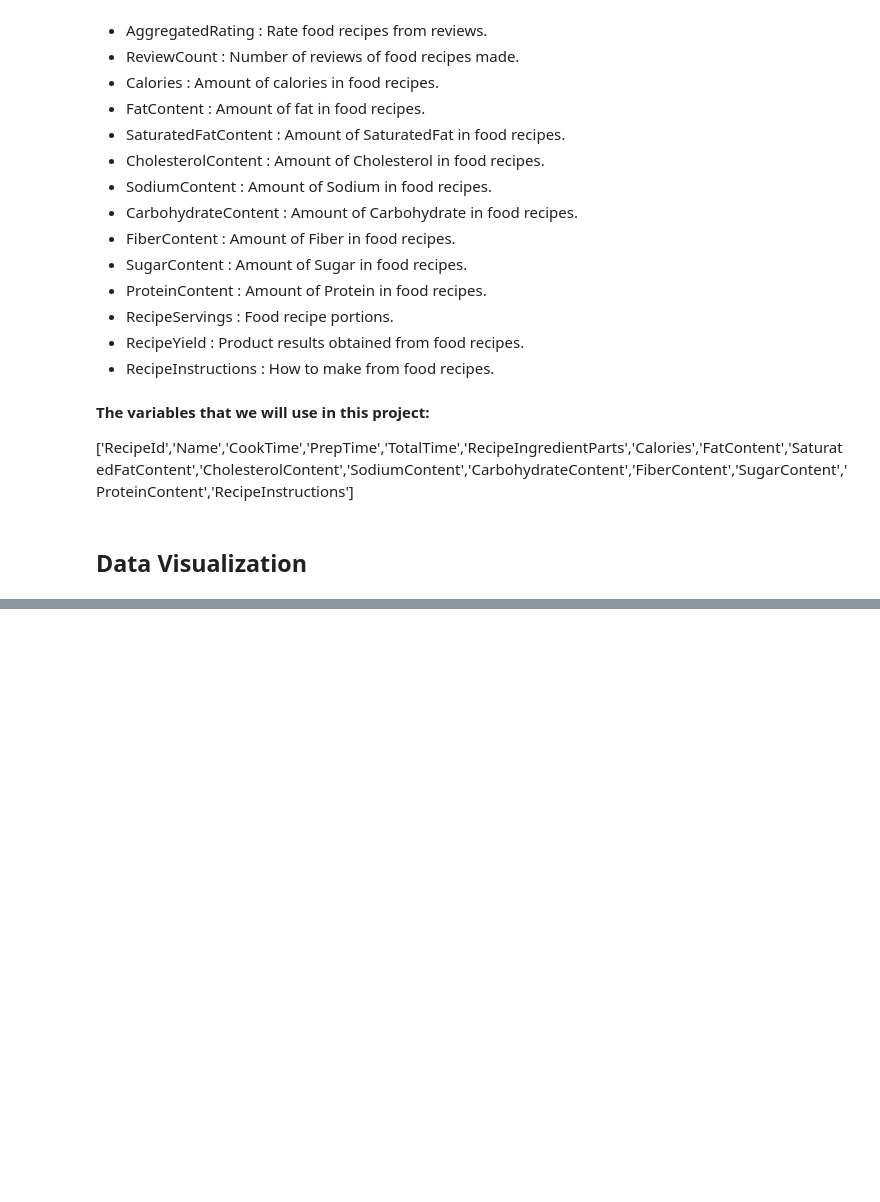
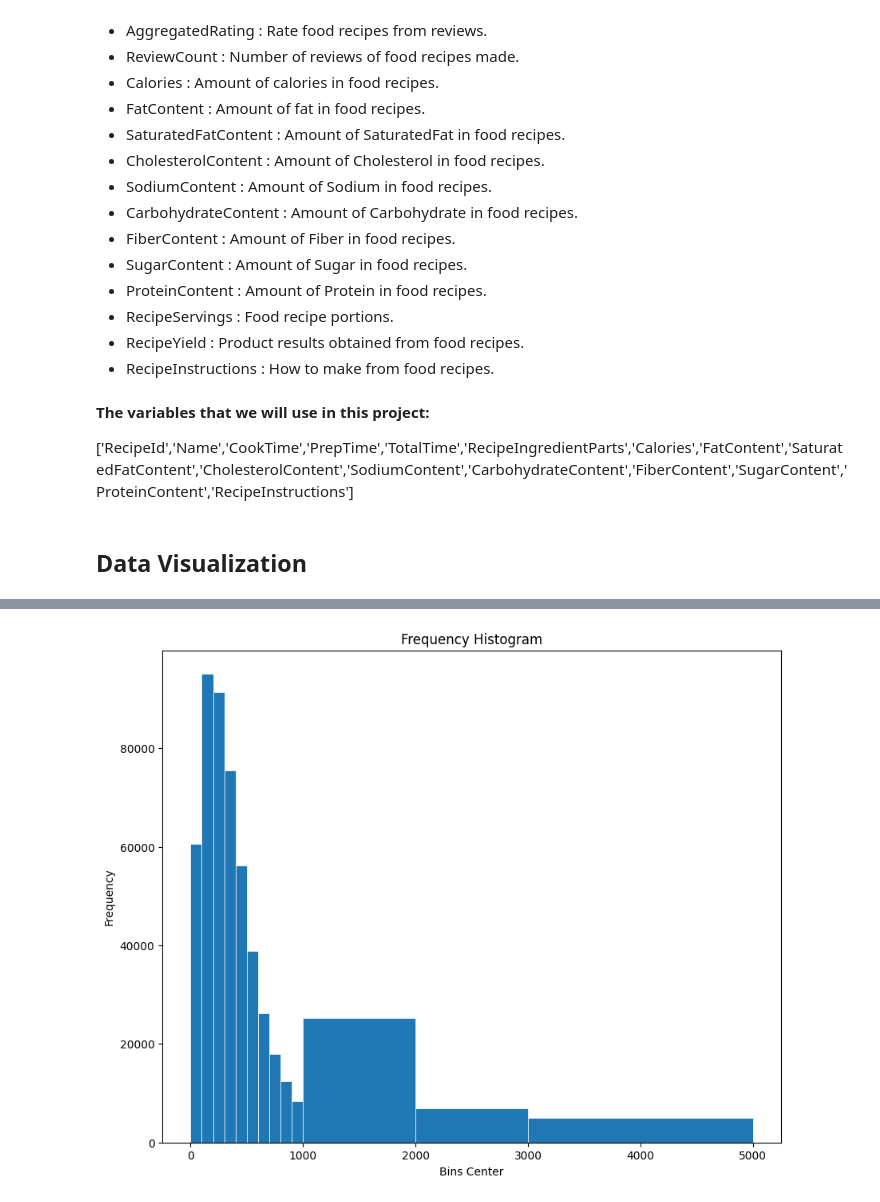
Before and after one commit to DietCare-Bangkit-Capstone/DietCare-ML, a Jupyter notebook: notebook/EDA_DietCare.ipynb, the cells around one changed output, grey strips where cells are left out. Saved outputs shown, nothing was run; the diff lists cells and outputs as text; code cells hidden in the pictures; blank space fills up the shorter version.

```diff
--- a/notebook/EDA_DietCare.ipynb
+++ b/notebook/EDA_DietCare.ipynb
@@ -149,0 +164,19 @@ dataset.head()
+# %%
+# Create the figure and axes
+fig, ax = plt.subplots(figsize=(10, 8))
+
+# Set the title and axis labels
+plt.title('Frequency Histogram')
+plt.ylabel('Frequency')
+plt.xlabel('Bins Center')
+
+# Define the bin ranges
+bins = [0, 100, 200, 300, 400, 500, 600, 700, 800, 900, 1000, 1000, 2000, 3000, 5000]
+
+# Create the histogram
+ax.hist(dataset.Calories.to_numpy(), bins=bins, linewidth=0.5, edgecolor="white")
+
+# Display the plot
+plt.show()
+# %% [output]
+[figure, added]
```
Also changed, not shown: parts of 17 cells of this notebook.
